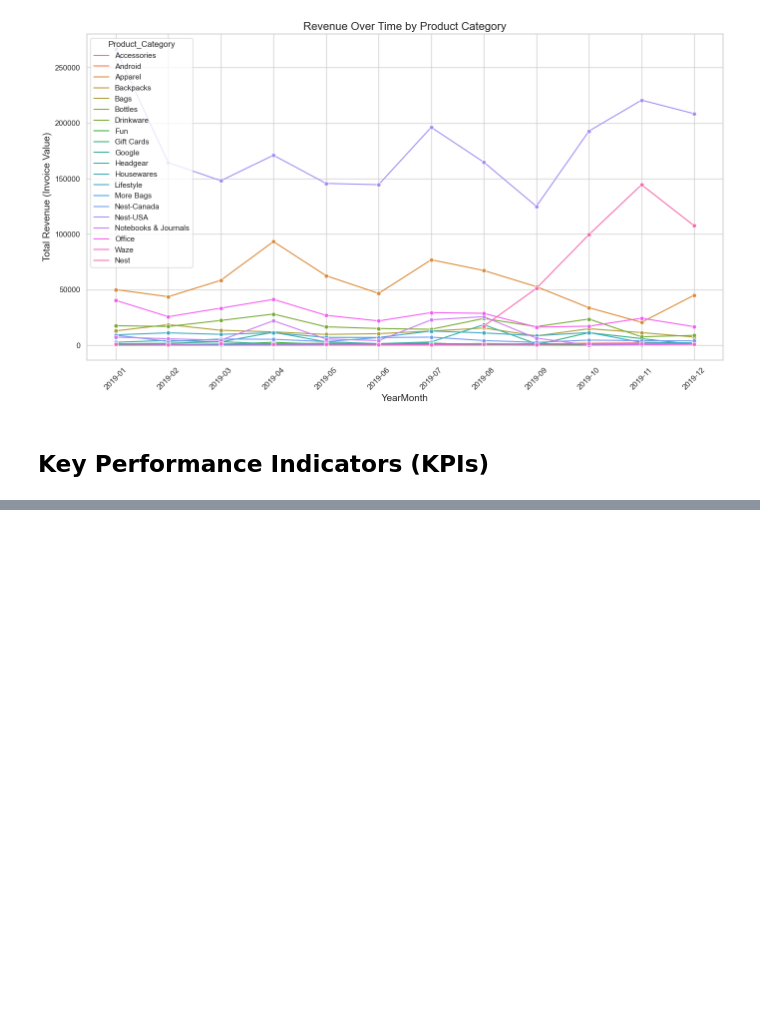
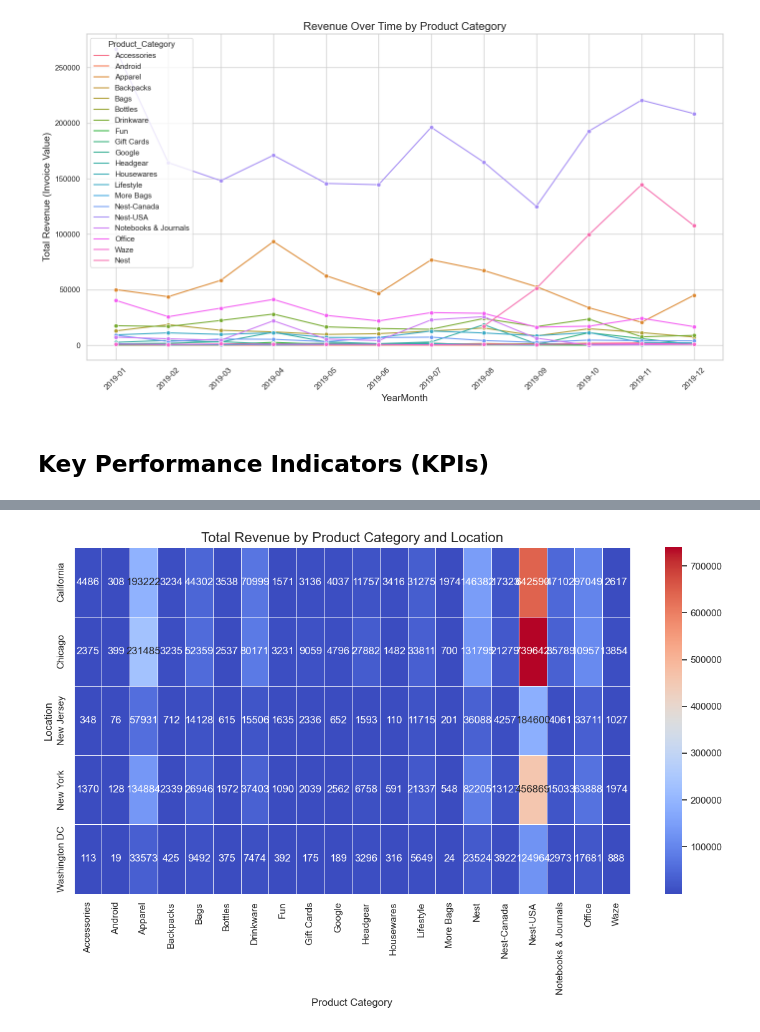
Before and after one commit to moraditya/finding-marketing-insights-Amazon, a Jupyter notebook: data-analysis/amazon-marketing-insights-EDA.ipynb, the cells around one changed output, grey strips where cells are left out. Drawn from its saved outputs; the diff is of its cells as text; code cells hidden in the pictures; blank space fills up the shorter version.

```diff
--- a/data-analysis/amazon-marketing-insights-EDA.ipynb
+++ b/data-analysis/amazon-marketing-insights-EDA.ipynb
@@ -283,0 +363,19 @@ kpi_analysis_day.head()
+# %%
+# pivot table for heatmap: Revenue by Product Category and Location
+pivot_table = trend_analysis.pivot_table(
+    values='Invoice_Value',
+    index='Location',
+    columns='Product_Category',
+    aggfunc='sum',
+    fill_value=0
+)
+
+plt.figure(figsize=(12, 8))
+sns.heatmap(pivot_table, annot=True, fmt=".0f", cmap='coolwarm', linewidths=0.5)
+plt.title('Total Revenue by Product Category and Location', fontsize=16)
+plt.xlabel('Product Category')
+plt.ylabel('Location')
+plt.tight_layout()
+plt.show()
+# %% [output]
+[figure, added]
```
Also changed, not shown: parts of 5 cells of this notebook.
